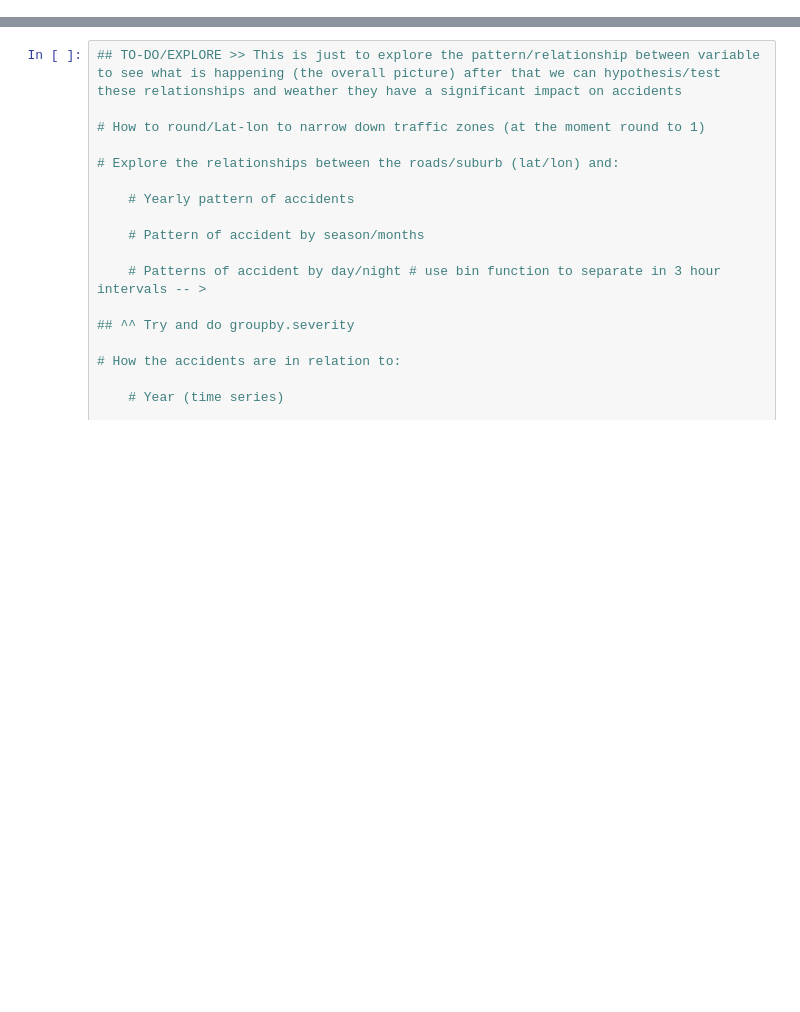
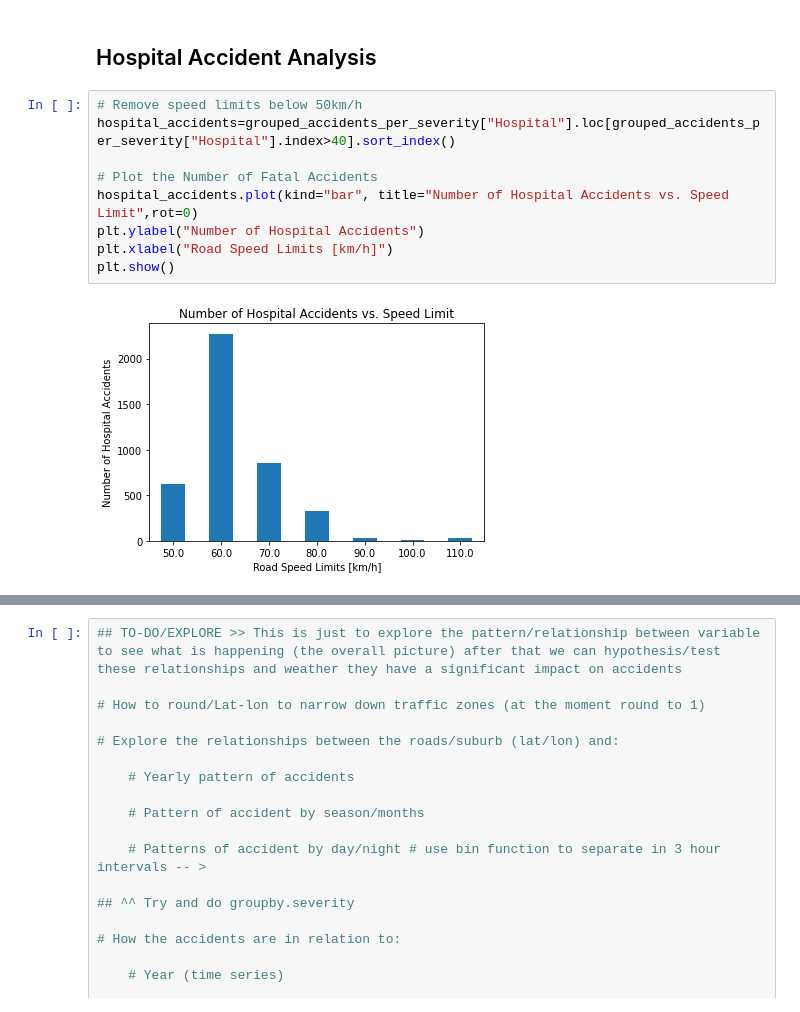
Before and after one commit to NZeinali/project_one, a Jupyter notebook: project1.ipynb, the cells around one changed output, grey strips where cells are left out. Drawn from its saved outputs; the diff is of its cells as text; blank space fills up the shorter version.

```diff
--- a/project1.ipynb
+++ b/project1.ipynb
@@ -140,0 +173,13 @@ quantified_severity_df
+# %% [markdown]
+## Hospital Accident Analysis
+# %%
+# Remove speed limits below 50km/h
+hospital_accidents=grouped_accidents_per_severity["Hospital"].loc[grouped_accidents_per_severity["Hospital"].index>40].sort_index()
+
+# Plot the Number of Fatal Accidents
+hospital_accidents.plot(kind="bar", title="Number of Hospital Accidents vs. Speed Limit",rot=0)
+plt.ylabel("Number of Hospital Accidents")
+plt.xlabel("Road Speed Limits [km/h]")
+plt.show()
+# %% [output]
+[figure, added]
```
Also changed, not shown: parts of 30 cells of this notebook.
